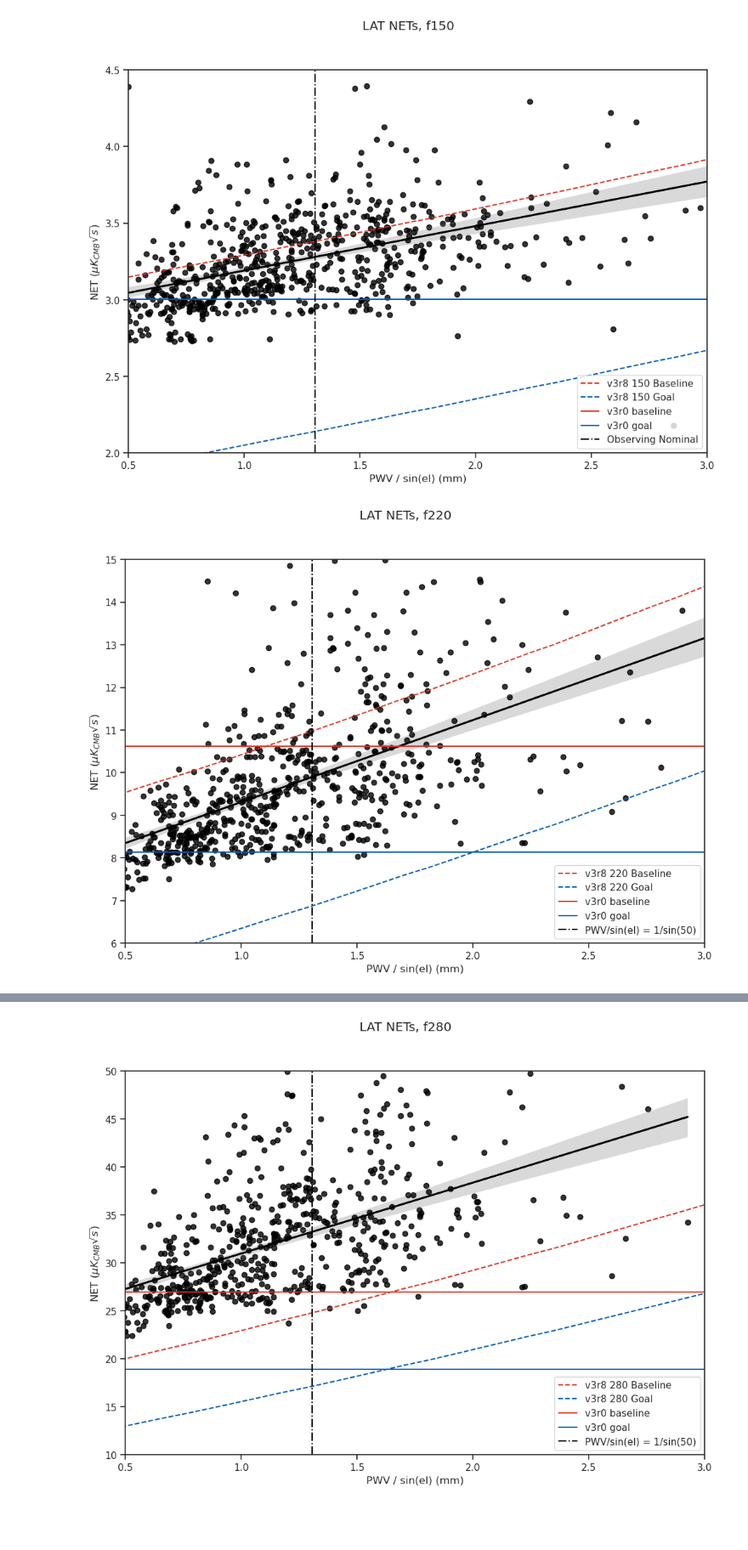
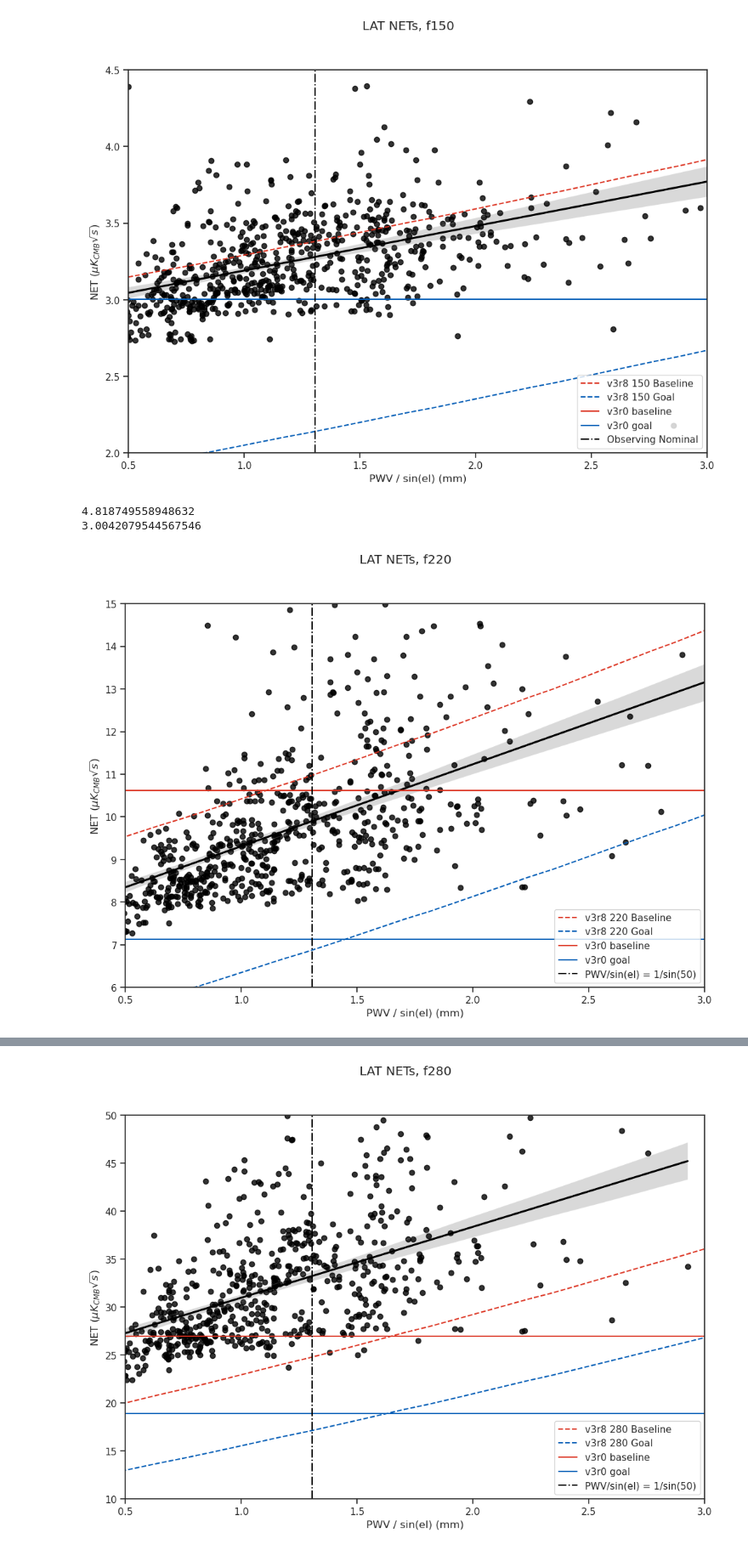
Before and after one commit to Sulla2012/LAT_Loading, a Jupyter notebook: latcom/notebooks/nets.ipynb, the cells around one changed output, grey strips where cells are left out. Shown at 85% size. Drawn from its saved outputs; the diff is of its cells as text; code cells hidden in the pictures; blank space fills up the shorter version.

Commit message:
fix: remove extraneous lines now covered by comb_by_freq

```diff
--- a/latcom/notebooks/nets.ipynb
+++ b/latcom/notebooks/nets.ipynb
@@ -589,35 +373,3 @@ for i in range(len(ndets_280)):
-# %%
-nets = np.concatenate([nets_090_comb, nets_150_comb, nets_220_comb, nets_280_comb])
-pwvs = np.concatenate([pwvs_090, pwvs_150, pwvs_220, pwvs_280])
-pwvs_sinel = np.concatenate(
-    [pwvs_sinel_090, pwvs_sinel_150, pwvs_sinel_220, pwvs_sinel_280]
-)
-labels = np.concatenate(
-    [
-        ["f090"] * len(pwvs_090),
-        ["f150"] * len(pwvs_150),
-        ["f220"] * len(pwvs_220),
-        ["f280"] * len(pwvs_280),
-    ]
-)
-t_obs = np.concatenate([t_obs_090, t_obs_150, t_obs_220, t_obs_280])
-ndets = np.concatenate([ndets_090, ndets_150, ndets_220, ndets_280])
-obs_ids = np.concatenate(
-    [obs_ids_090, obs_ids_150, obs_ids_220, obs_ids_280]
-)
-
-
-df_freq = pd.DataFrame(
-    {
-        "labels": labels,
-        "nets": nets,
-        "pwv": pwvs,
-        "pwvs_sinel": pwvs_sinel,
-        "t_obs": t_obs,
-        "ndets": ndets,
-        "obs_ids": obs_ids,
-    }
-)
 # %%
 #fig, (axu, axd) = plt.subplots(ncols=1, nrows=2, sharex=True, figsize=(12, 8), gridspec_kw=dict(height_ratios=[1, 3], wspace=0, hspace=0.05),)
 fig, ax = plt.subplots(figsize = (12,8))
@@ -749,6 +505,15 @@ plt.savefig(output_dir / "nets_150.png", dpi=600, bbox_inches='tight')
 plt.show()
 # %% [output]
 [figure]
+# %%
+temp_conv_base = mu.temp_conv(T_B=2.725 * u.Kelvin, flavor="MF", ch="MF_2", kind="baseline")
+temp_conv_goal = mu.temp_conv(T_B=2.725 * u.Kelvin, flavor="MF", ch="MF_2", kind="goal")
+
+print(4.01*temp_conv_base / np.sqrt(2))
+print(2.50*temp_conv_goal/ np.sqrt(2))
+# %% [output]
+4.818749558948632
+3.0042079544567546
 # %%
 #fig, (axu, axd) = plt.subplots(ncols=1, nrows=2, sharex=True, figsize=(12, 8), gridspec_kw=dict(height_ratios=[1, 3], wspace=0, hspace=0.05),)
 fig, ax = plt.subplots(figsize = (12,8))
@@ -781,34 +546,33 @@ xmax = 3.0
 plt.xlim(0.5, xmax)
 ymin, ymax = (6, 15)
 ax.set_ylim(ymin, ymax)
 #axd.set_ylim(ymin, ymax)
 #axu.set_ylim(17, 25)
 
 plt.plot(wafer_net_c["pwv_sin_el"], 1e6 * wafer_net_c["baseline"]["UHF"]["UHF_1"] / np.sqrt(12), linestyle="--", label="v3r8 220 Baseline", color=c_base,)
 plt.plot(wafer_net_c["pwv_sin_el"], 1e6 * wafer_net_c["goal"]["UHF"]["UHF_1"] / np.sqrt(12), linestyle="--", label="v3r8 220 Goal", color=c_goal,)
 
 temp_conv_base = mu.temp_conv(T_B=2.725 * u.Kelvin, flavor="UHF", ch="UHF_1", kind="baseline")
 temp_conv_goal = mu.temp_conv(T_B=2.725 * u.Kelvin, flavor="UHF", ch="UHF_1", kind="goal")
 
-plt.hlines(4.71 * temp_conv_base / np.sqrt(2), xmin=0.5, xmax=xmax, label="v3r0 baseline", color=c_base
-)
-plt.hlines(3.61 * temp_conv_goal / np.sqrt(2), xmin=0.5, xmax=xmax, label="v3r0 goal", color=c_goal)
+plt.hlines(4.71 * temp_conv_base / np.sqrt(2), xmin=0.5, xmax=xmax, label="v3r0 baseline", color=c_base)
+plt.hlines(3.16 * temp_conv_goal / np.sqrt(2), xmin=0.5, xmax=xmax, label="v3r0 goal", color=c_goal)
 
 plt.vlines(1 / np.sin(np.deg2rad(50)), ymin, ymax, color="black", linestyle="dashdot", label="PWV/sin(el) = 1/sin(50)",)
 
 plt.xlabel("PWV / sin(el) (mm)")
 plt.ylabel(r"NET ($\mu K_{CMB} \sqrt{s}$)")
 
 #axu.set(xlabel="", ylabel="")
 
 plt.legend(loc="lower right")
 
 fig.suptitle("LAT NETs, f220")
 
 output_dir = Path(f"../../plts/nets/")
 output_dir.mkdir(parents=True, exist_ok=True)
 plt.savefig(output_dir / "nets_220.pdf", dpi=600, bbox_inches='tight')
 plt.savefig(output_dir / "nets_220.png", dpi=600, bbox_inches='tight')
 plt.show()
 # %% [output]
-[figure, old version]
+[figure, new version]
```
Also changed, not shown: parts of 12 cells of this notebook.
